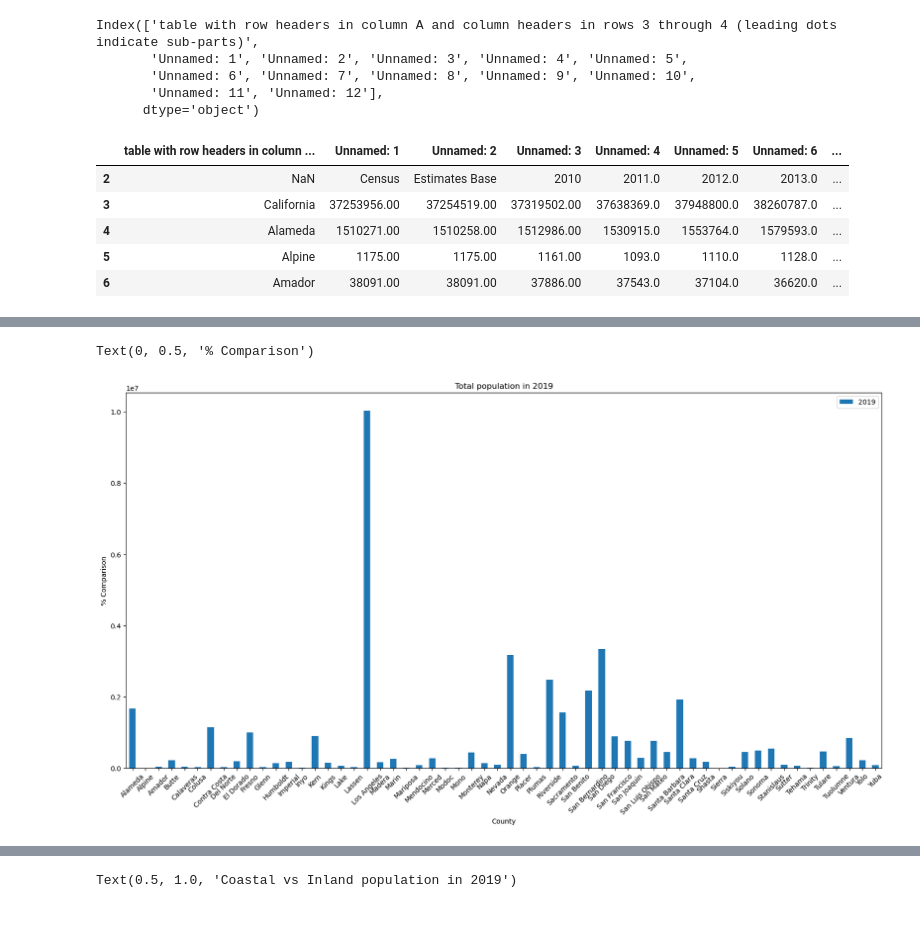
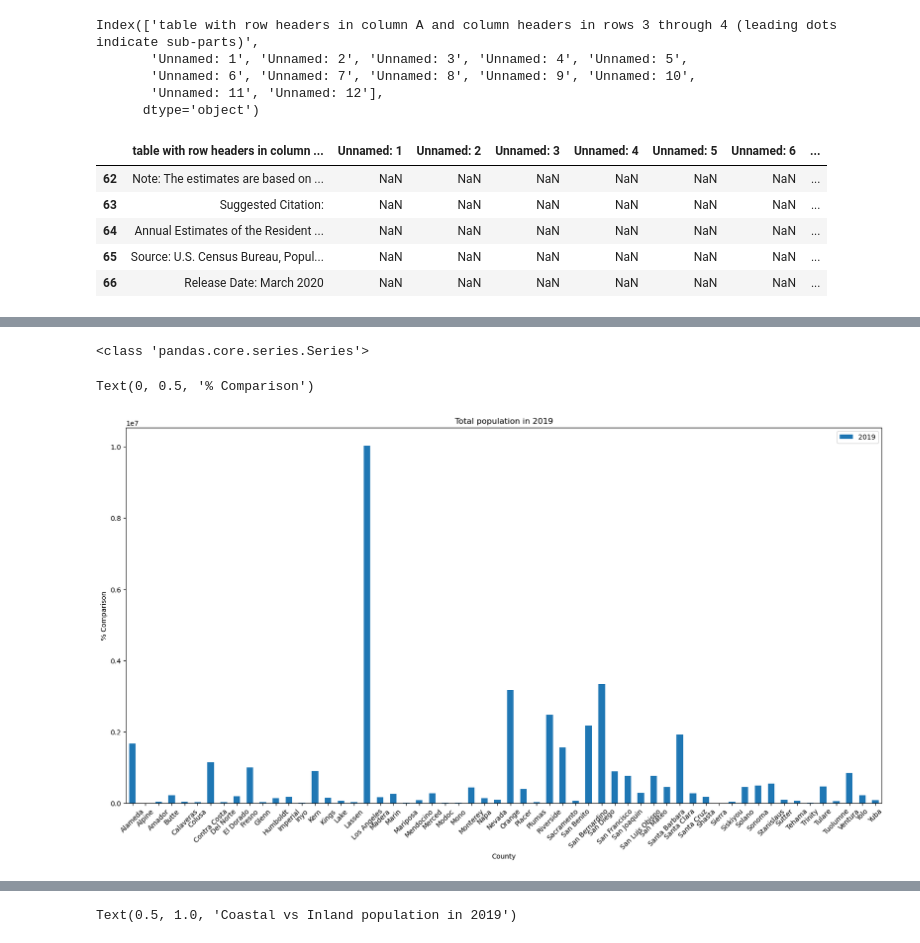
Before and after one commit to davidixonn/CaliforniaDreaming, a Jupyter notebook: Cristian.ipynb, the cells around one changed output, grey strips where cells are left out. Saved outputs shown, nothing was run; the diff lists cells and outputs as text; code cells hidden in the pictures.

```diff
--- a/Cristian.ipynb
+++ b/Cristian.ipynb
@@ -21,14 +24,14 @@ Index(['table with row headers in column A and column headers in rows 3 through
       dtype='object')
 # %%
 county_populationv2 = county_population.drop(index=[0,1], axis=0)
-county_populationv2.head()
+county_populationv2.tail()
 # %% [output]
 |  | table with row headers in column ... | Unnamed: 1 | Unnamed: 2 | Unnamed: 3 | Unnamed: 4 | Unnamed: 5 | Unnamed: 6 | ... |
-| 2 | NaN | Census | Estimates Base | 2010 | 2011.0 | 2012.0 | 2013.0 | ... |
-| 3 | California | 37253956.00 | 37254519.00 | 37319502.00 | 37638369.0 | 37948800.0 | 38260787.0 | ... |
-| 4 | Alameda | 1510271.00 | 1510258.00 | 1512986.00 | 1530915.0 | 1553764.0 | 1579593.0 | ... |
-| 5 | Alpine | 1175.00 | 1175.00 | 1161.00 | 1093.0 | 1110.0 | 1128.0 | ... |
-| 6 | Amador | 38091.00 | 38091.00 | 37886.00 | 37543.0 | 37104.0 | 36620.0 | ... |
+| 62 | Note: The estimates are based on ... | NaN | NaN | NaN | NaN | NaN | NaN | ... |
+| 63 | Suggested Citation: | NaN | NaN | NaN | NaN | NaN | NaN | ... |
+| 64 | Annual Estimates of the Resident ... | NaN | NaN | NaN | NaN | NaN | NaN | ... |
+| 65 | Source: U.S. Census Bureau, Popul... | NaN | NaN | NaN | NaN | NaN | NaN | ... |
+| 66 | Release Date: March 2020 | NaN | NaN | NaN | NaN | NaN | NaN | ... |
 # %%
 county_populationv2 = county_populationv2.rename(columns={"table with row headers in column A and column headers in rows 3 through 4 (leading dots indicate sub-parts)":"County",
                                                           "Unnamed: 1":"Census",
@@ -61,11 +64,15 @@ county_populationv3.head(10)
 | 12 | El Dorado | 181058.00 | 181058.00 | 181136.00 | 180936.0 | 180575.0 | 181481.0 | 183108.0 | 184569.0 | 185976.0 | ... |
 | 13 | Fresno | 930450.00 | 930507.00 | 932039.00 | 939406.0 | 945045.0 | 951514.0 | 960567.0 | 969488.0 | 976830.0 | ... |
 # %%
+print(type(county_populationv3['2010']))#= county_populationv3.loc[float(county_populationv3['2010'])]
+
 county_populationv3.plot( 'County' , '2019', kind='bar', rot=45, figsize=(20,10))
 plt.title("Total population in 2019")
 plt.ylabel("% Comparison")
+
 #x = county_populationv3.iloc[4:12]
 #x
 # %% [output]
-Text(0, 0.5, '% Comparison')
+<class 'pandas.core.series.Series'>
+Text(0, 0.5, '% Comparison')
 [figure]
```
Also changed, not shown: parts of 8 cells of this notebook, 1 other file.
